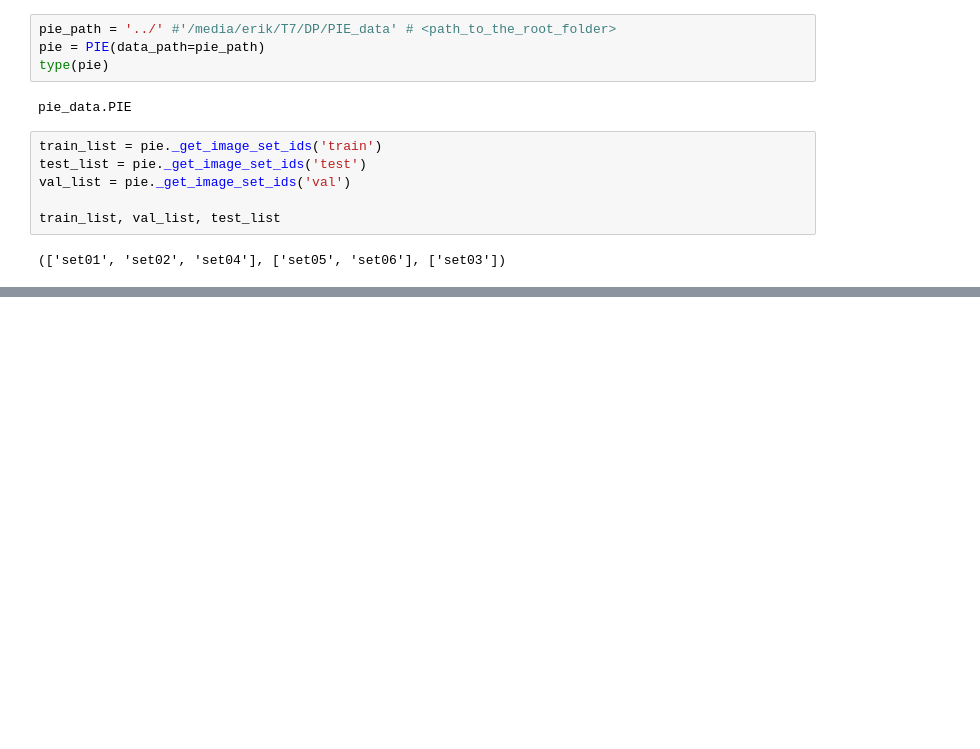
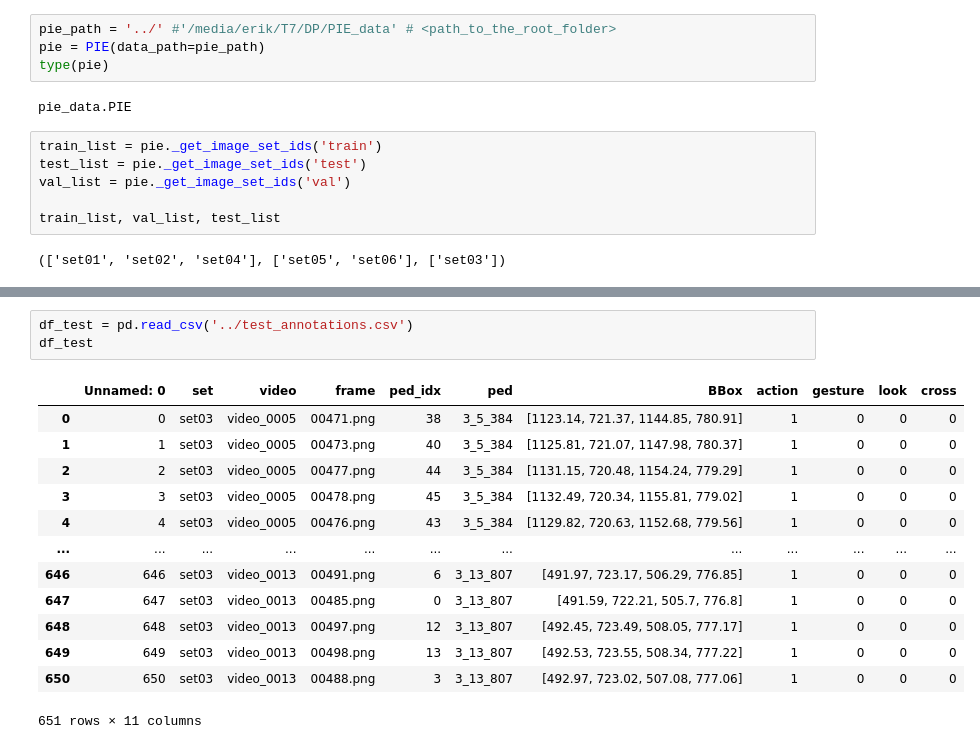
Before and after one commit to Matovic/pedestrian-classification, a Jupyter notebook: src/data_preprocessing.ipynb, the cells around one changed output, grey strips where cells are left out. Saved outputs shown, nothing was run; the diff lists cells and outputs as text; blank space fills up the shorter version.

```diff
--- a/src/data_preprocessing.ipynb
+++ b/src/data_preprocessing.ipynb
@@ -285,0 +214,17 @@ Error:
+# %%
+df_test = pd.read_csv('../test_annotations.csv')
+df_test
+# %% [output]
+|  | Unnamed: 0 | set | video | frame | ped_idx | ped | BBox | action | gesture | look | cross |
+| 0 | 0 | set03 | video_0005 | 00471.png | 38 | 3_5_384 | [1123.14, 721.37, 1144.85, 780.91] | 1 | 0 | 0 | 0 |
+| 1 | 1 | set03 | video_0005 | 00473.png | 40 | 3_5_384 | [1125.81, 721.07, 1147.98, 780.37] | 1 | 0 | 0 | 0 |
+| 2 | 2 | set03 | video_0005 | 00477.png | 44 | 3_5_384 | [1131.15, 720.48, 1154.24, 779.29] | 1 | 0 | 0 | 0 |
+| 3 | 3 | set03 | video_0005 | 00478.png | 45 | 3_5_384 | [1132.49, 720.34, 1155.81, 779.02] | 1 | 0 | 0 | 0 |
+| 4 | 4 | set03 | video_0005 | 00476.png | 43 | 3_5_384 | [1129.82, 720.63, 1152.68, 779.56] | 1 | 0 | 0 | 0 |
+| ... | ... | ... | ... | ... | ... | ... | ... | ... | ... | ... | ... |
+| 646 | 646 | set03 | video_0013 | 00491.png | 6 | 3_13_807 | [491.97, 723.17, 506.29, 776.85] | 1 | 0 | 0 | 0 |
+| 647 | 647 | set03 | video_0013 | 00485.png | 0 | 3_13_807 | [491.59, 722.21, 505.7, 776.8] | 1 | 0 | 0 | 0 |
+| 648 | 648 | set03 | video_0013 | 00497.png | 12 | 3_13_807 | [492.45, 723.49, 508.05, 777.17] | 1 | 0 | 0 | 0 |
+| 649 | 649 | set03 | video_0013 | 00498.png | 13 | 3_13_807 | [492.53, 723.55, 508.34, 777.22] | 1 | 0 | 0 | 0 |
+| 650 | 650 | set03 | video_0013 | 00488.png | 3 | 3_13_807 | [492.97, 723.02, 507.08, 777.06] | 1 | 0 | 0 | 0 |
+651 rows × 11 columns
```
Also changed, not shown: parts of 16 cells of this notebook.
